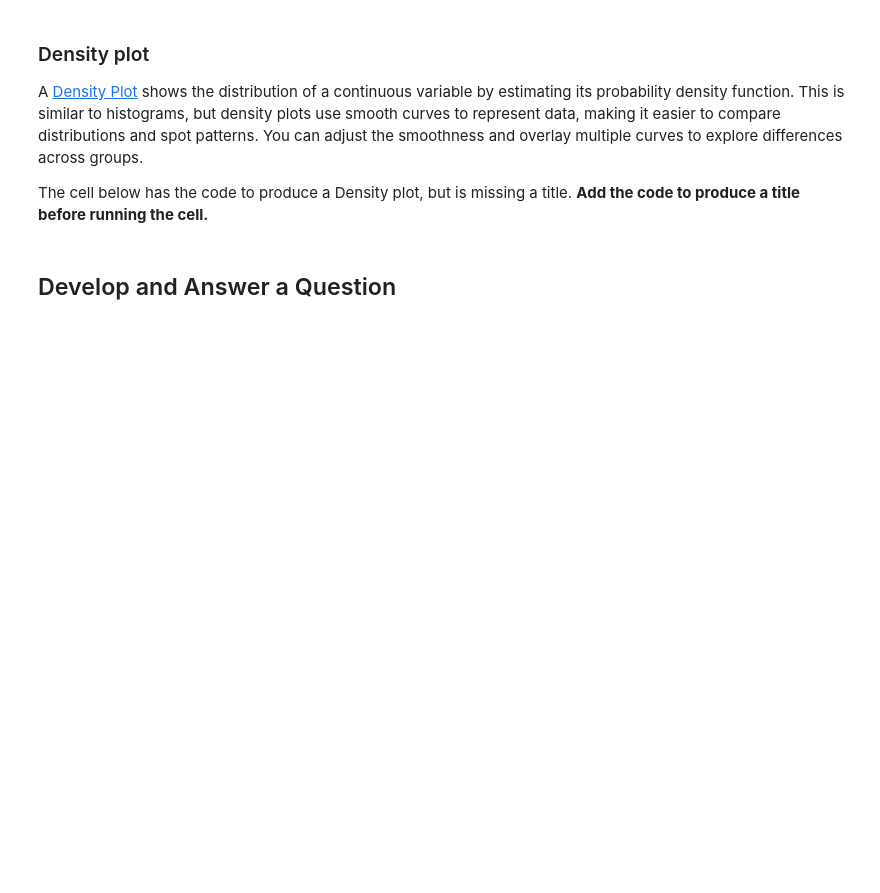
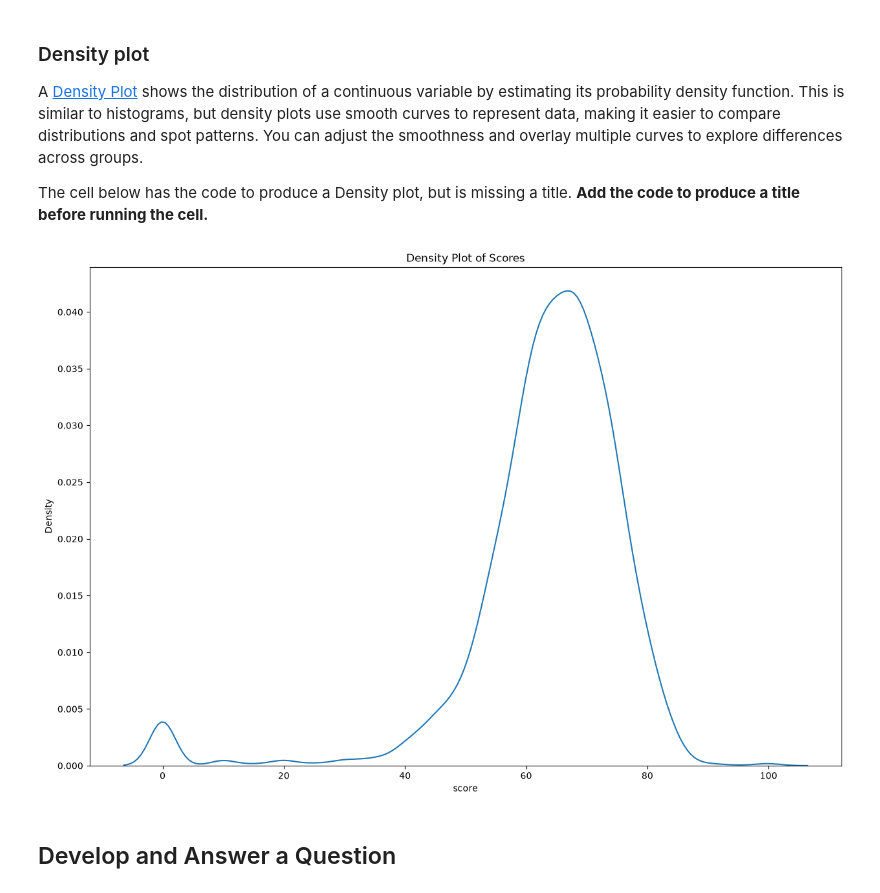
Before and after one commit to lvrose003/DS1001-LABS-Projects, a Jupyter notebook: Rose_env/LABS-07_Design.ipynb, the cells around one changed output. Cells and saved outputs as stored; diff of their text form; code cells hidden in the pictures; blank space fills up the shorter version.

```diff
--- a/Rose_env/LABS-07_Design.ipynb
+++ b/Rose_env/LABS-07_Design.ipynb
@@ -139,10 +207,12 @@ The cell below has the code to produce a Density plot, but is missing a title. *
 # %%
 x = data['score']
 plt.figure(figsize=(15, 10))
 sns.kdeplot(data=data, x="score")
 
-## ADD CODE TO PRODUCE TITLE HERE
+plt.title("Density Plot of Scores")
 plt.show()
+# %% [output]
+[figure, added]
 # %% [markdown]
 ## Develop and Answer a Question
 # %%
```
Also changed, not shown: parts of 9 cells of this notebook, 2 other files.
